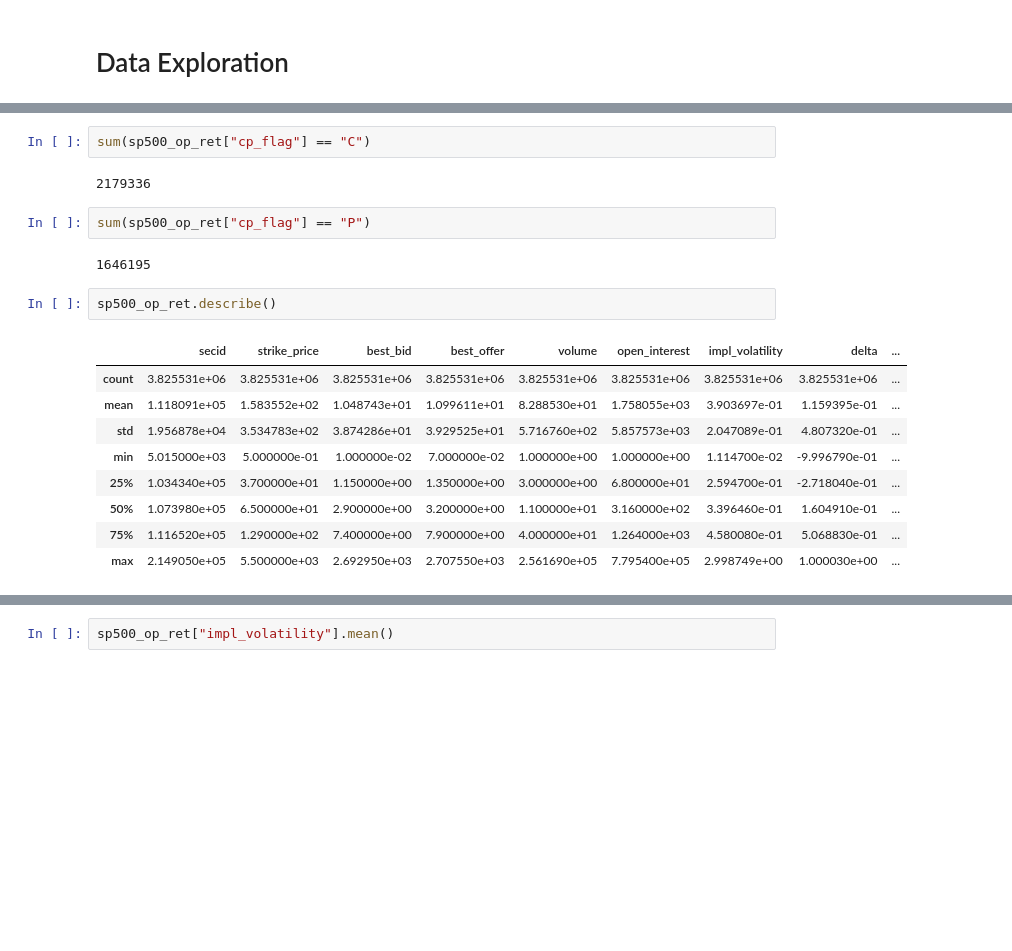
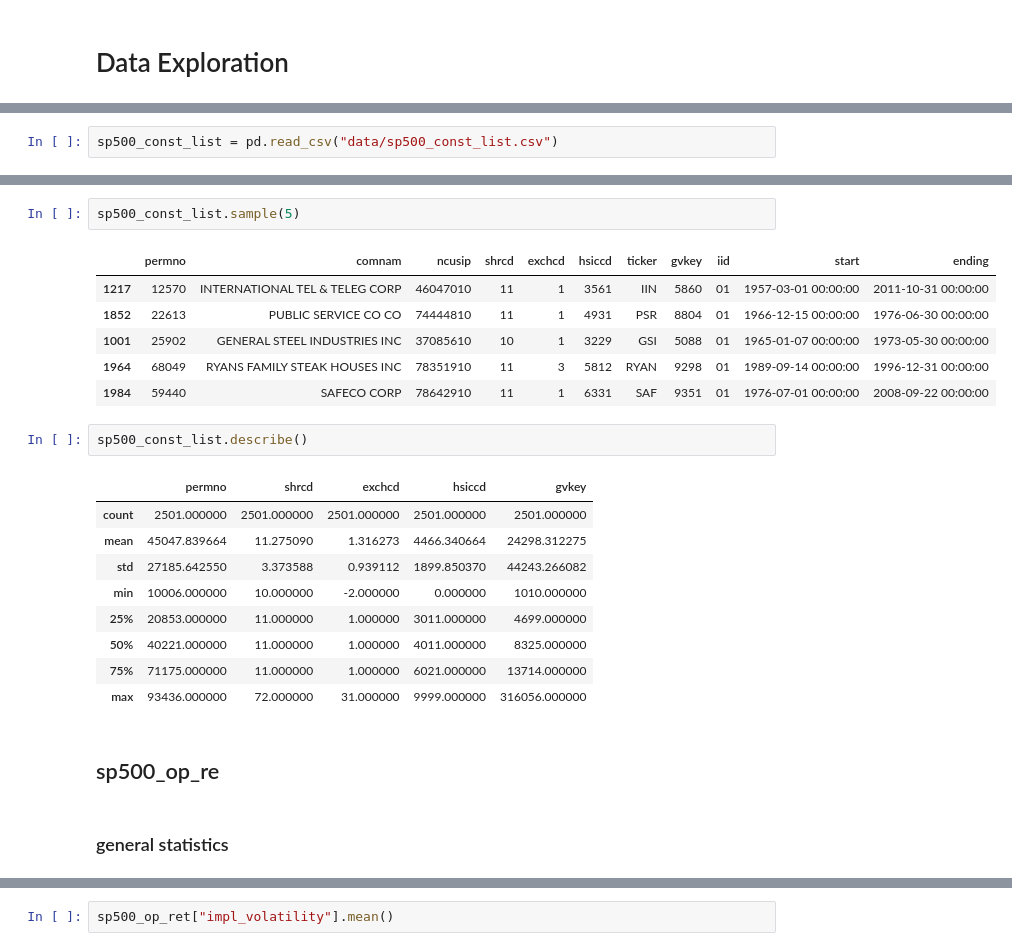
Before and after one commit to jzfrank/AQF-option-rodeo, a Jupyter notebook: data_exploration.ipynb, the cells around one changed output, grey strips where cells are left out. Cells and saved outputs as stored; diff of their text form; blank space fills up the shorter version.

```diff
--- a/data_exploration.ipynb
+++ b/data_exploration.ipynb
@@ -28,0 +29,2 @@ mapping_table = pd.read_csv("mapping_table.csv")
+# %%
+sp500_const_list = pd.read_csv("data/sp500_const_list.csv")
@@ -62,20 +44,25 @@ sp500_op_ret.head()
-# %%
-sum(sp500_op_ret["cp_flag"] == "C")
-# %% [output]
-2179336
-# %%
-sum(sp500_op_ret["cp_flag"] == "P")
-# %% [output]
-1646195
-# %%
-sp500_op_ret.describe()
-# %% [output]
-|  | secid | strike_price | best_bid | best_offer | volume | open_interest | impl_volatility | delta | ... |
-| count | 3.825531e+06 | 3.825531e+06 | 3.825531e+06 | 3.825531e+06 | 3.825531e+06 | 3.825531e+06 | 3.825531e+06 | 3.825531e+06 | ... |
-| mean | 1.118091e+05 | 1.583552e+02 | 1.048743e+01 | 1.099611e+01 | 8.288530e+01 | 1.758055e+03 | 3.903697e-01 | 1.159395e-01 | ... |
-| std | 1.956878e+04 | 3.534783e+02 | 3.874286e+01 | 3.929525e+01 | 5.716760e+02 | 5.857573e+03 | 2.047089e-01 | 4.807320e-01 | ... |
-| min | 5.015000e+03 | 5.000000e-01 | 1.000000e-02 | 7.000000e-02 | 1.000000e+00 | 1.000000e+00 | 1.114700e-02 | -9.996790e-01 | ... |
-| 25% | 1.034340e+05 | 3.700000e+01 | 1.150000e+00 | 1.350000e+00 | 3.000000e+00 | 6.800000e+01 | 2.594700e-01 | -2.718040e-01 | ... |
-| 50% | 1.073980e+05 | 6.500000e+01 | 2.900000e+00 | 3.200000e+00 | 1.100000e+01 | 3.160000e+02 | 3.396460e-01 | 1.604910e-01 | ... |
-| 75% | 1.116520e+05 | 1.290000e+02 | 7.400000e+00 | 7.900000e+00 | 4.000000e+01 | 1.264000e+03 | 4.580080e-01 | 5.068830e-01 | ... |
-| max | 2.149050e+05 | 5.500000e+03 | 2.692950e+03 | 2.707550e+03 | 2.561690e+05 | 7.795400e+05 | 2.998749e+00 | 1.000030e+00 | ... |
+# %%
+sp500_const_list.sample(5)
+# %% [output]
+|  | permno | comnam | ncusip | shrcd | exchcd | hsiccd | ticker | gvkey | iid | start | ending |
+| 1217 | 12570 | INTERNATIONAL TEL & TELEG CORP | 46047010 | 11 | 1 | 3561 | IIN | 5860 | 01 | 1957-03-01 00:00:00 | 2011-10-31 00:00:00 |
+| 1852 | 22613 | PUBLIC SERVICE CO CO | 74444810 | 11 | 1 | 4931 | PSR | 8804 | 01 | 1966-12-15 00:00:00 | 1976-06-30 00:00:00 |
+| 1001 | 25902 | GENERAL STEEL INDUSTRIES INC | 37085610 | 10 | 1 | 3229 | GSI | 5088 | 01 | 1965-01-07 00:00:00 | 1973-05-30 00:00:00 |
+| 1964 | 68049 | RYANS FAMILY STEAK HOUSES INC | 78351910 | 11 | 3 | 5812 | RYAN | 9298 | 01 | 1989-09-14 00:00:00 | 1996-12-31 00:00:00 |
+| 1984 | 59440 | SAFECO CORP | 78642910 | 11 | 1 | 6331 | SAF | 9351 | 01 | 1976-07-01 00:00:00 | 2008-09-22 00:00:00 |
+# %%
+sp500_const_list.describe()
+# %% [output]
+|  | permno | shrcd | exchcd | hsiccd | gvkey |
+| count | 2501.000000 | 2501.000000 | 2501.000000 | 2501.000000 | 2501.000000 |
+| mean | 45047.839664 | 11.275090 | 1.316273 | 4466.340664 | 24298.312275 |
+| std | 27185.642550 | 3.373588 | 0.939112 | 1899.850370 | 44243.266082 |
+| min | 10006.000000 | 10.000000 | -2.000000 | 0.000000 | 1010.000000 |
+| 25% | 20853.000000 | 11.000000 | 1.000000 | 3011.000000 | 4699.000000 |
+| 50% | 40221.000000 | 11.000000 | 1.000000 | 4011.000000 | 8325.000000 |
+| 75% | 71175.000000 | 11.000000 | 1.000000 | 6021.000000 | 13714.000000 |
+| max | 93436.000000 | 72.000000 | 31.000000 | 9999.000000 | 316056.000000 |
+# %% [markdown]
+## sp500_op_re
+# %% [markdown]
+### general statistics
```
Also changed, not shown: parts of 29 cells of this notebook.
